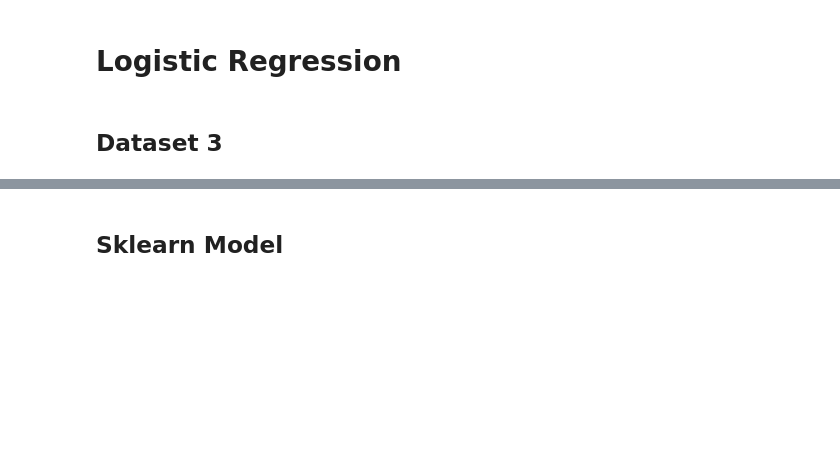
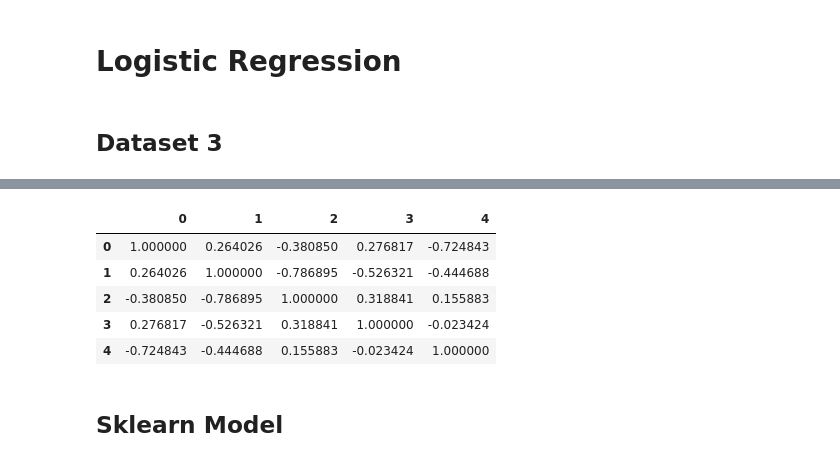
Before and after one commit to itissandeep98/ML-Assignments, a Jupyter notebook: ML_Assignment1.ipynb, the cells around one changed output, grey strips where cells are left out. Cells and saved outputs as stored; diff of their text form; code cells hidden in the pictures; blank space fills up the shorter version.

```diff
--- a/ML_Assignment1.ipynb
+++ b/ML_Assignment1.ipynb
@@ -615,3 +714,13 @@ Validation Loss: 0.0969323655507881
+# %%
+df=pd.read_csv('/content/data_banknote_authentication.txt',header=None)
+df.corr()
+# %% [output]
+|  | 0 | 1 | 2 | 3 | 4 |
+| 0 | 1.000000 | 0.264026 | -0.380850 | 0.276817 | -0.724843 |
+| 1 | 0.264026 | 1.000000 | -0.786895 | -0.526321 | -0.444688 |
+| 2 | -0.380850 | -0.786895 | 1.000000 | 0.318841 | 0.155883 |
+| 3 | 0.276817 | -0.526321 | 0.318841 | 1.000000 | -0.023424 |
+| 4 | -0.724843 | -0.444688 | 0.155883 | -0.023424 | 1.000000 |
 # %% [markdown]
 ## Sklearn Model
 # %%
```
Also changed, not shown: parts of 10 cells of this notebook.
